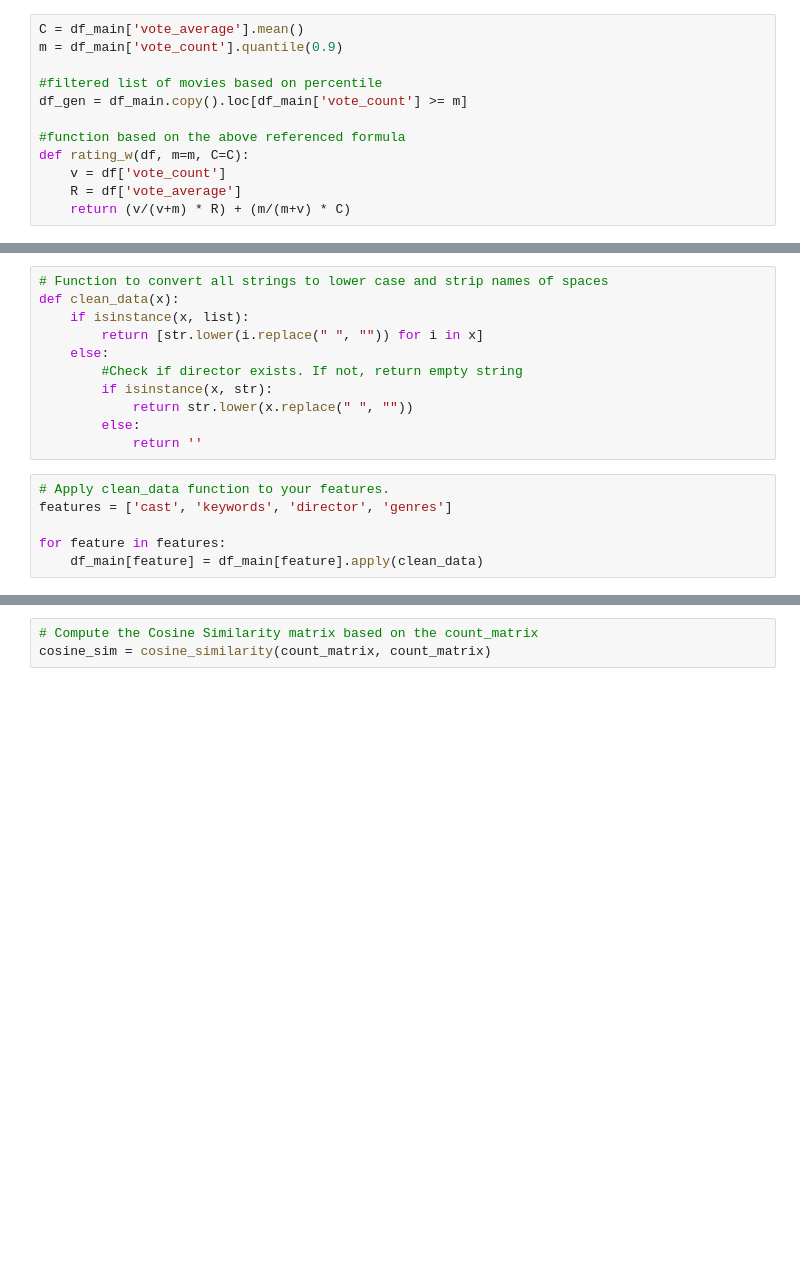
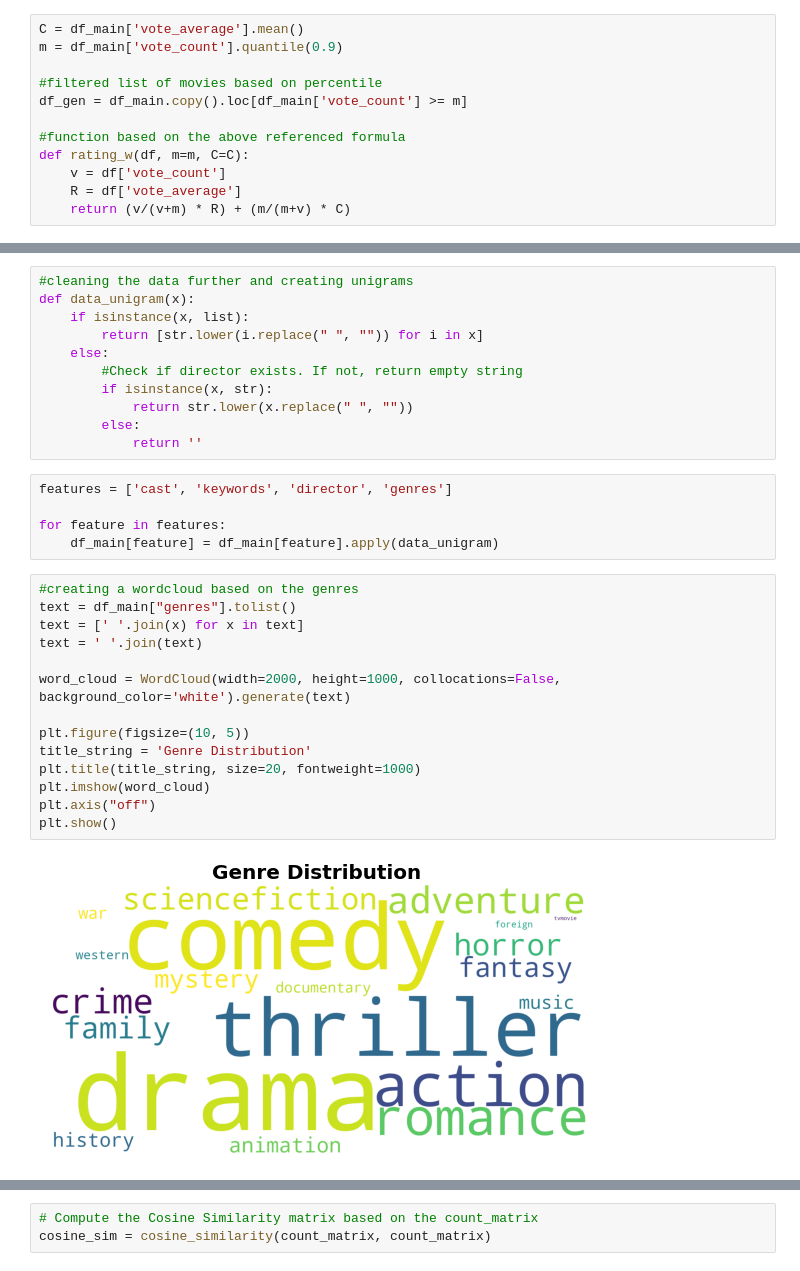
Before and after one commit to nitishbaidya/Content-Based-Movie-Recommendation-Engine, a Jupyter notebook: MSc_Movie Recommendations.ipynb, the cells around one changed output, grey strips where cells are left out. Cells and saved outputs as stored; diff of their text form; blank space fills up the shorter version.

```diff
--- a/MSc_Movie Recommendations.ipynb
+++ b/MSc_Movie Recommendations.ipynb
@@ -213,6 +197,6 @@ df_main[['title', 'cast', 'director', 'keywords', 'genres']].head(3)
 # %%
-# Function to convert all strings to lower case and strip names of spaces
-def clean_data(x):
+#cleaning the data further and creating unigrams
+def data_unigram(x):
     if isinstance(x, list):
         return [str.lower(i.replace(" ", "")) for i in x]
     else:
@@ -222,8 +206,23 @@ def clean_data(x):
         else:
             return ''
 # %%
-# Apply clean_data function to your features.
 features = ['cast', 'keywords', 'director', 'genres']
 
 for feature in features:
-    df_main[feature] = df_main[feature].apply(clean_data)
+    df_main[feature] = df_main[feature].apply(data_unigram)
+# %%
+#creating a wordcloud based on the genres
+text = df_main["genres"].tolist()
+text = [' '.join(x) for x in text]
+text = ' '.join(text)
+
+word_cloud = WordCloud(width=2000, height=1000, collocations=False, background_color='white').generate(text)
+
+plt.figure(figsize=(10, 5))
+title_string = 'Genre Distribution'
+plt.title(title_string, size=20, fontweight=1000)
+plt.imshow(word_cloud)
+plt.axis("off")
+plt.show()
+# %% [output]
+[figure, added]
```
Also changed, not shown: parts of 28 cells of this notebook.
